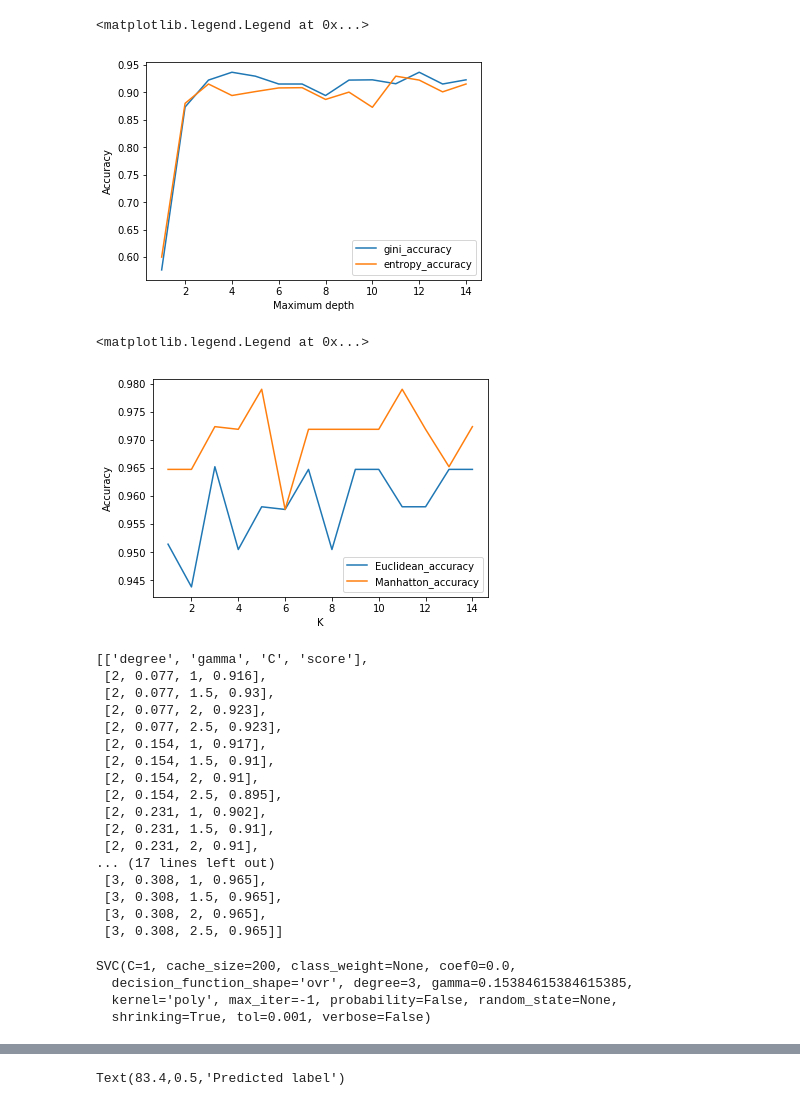
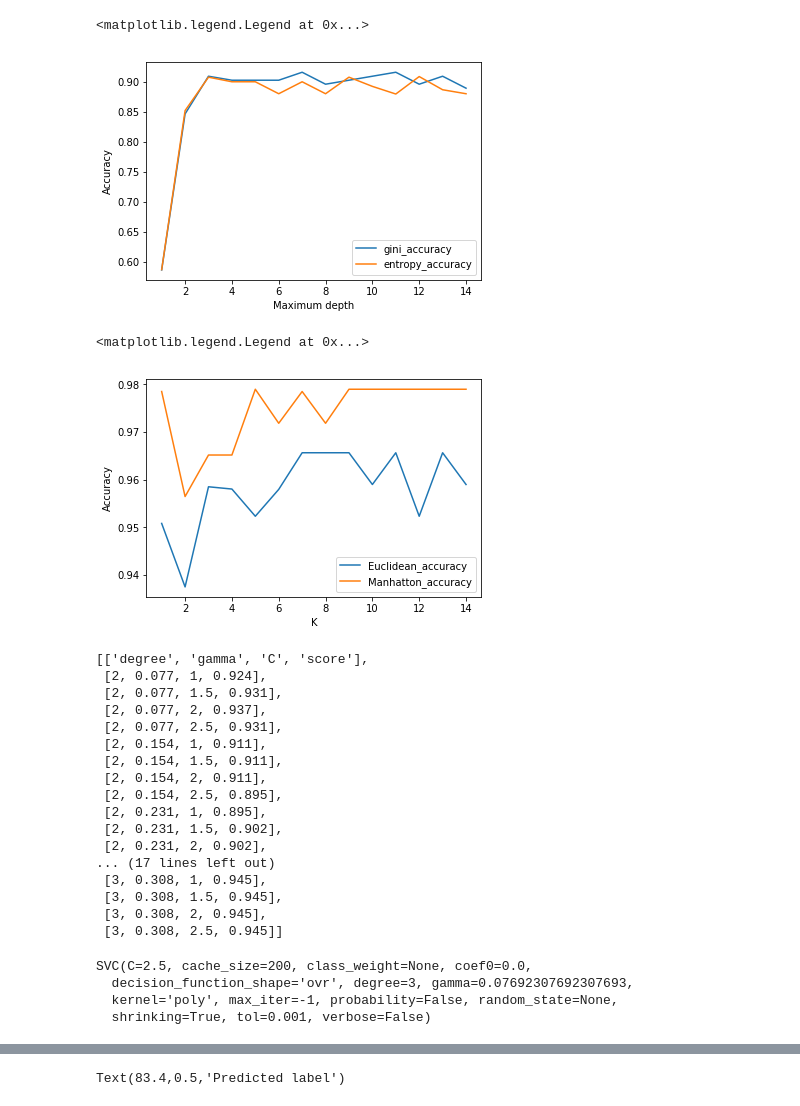
Before and after one commit to zmcmcc/Intro_To_Machine_Learning, a Jupyter notebook: Lab2.ipynb, the cells around one changed output, grey strips where cells are left out. Cells and saved outputs as stored; diff of their text form; code cells hidden in the pictures.

```diff
--- a/Lab2.ipynb
+++ b/Lab2.ipynb
@@ -20,36 +20,36 @@ X_test_scaled = ss.fit_transform(X_test)
 from sklearn.tree import DecisionTreeClassifier
 import matplotlib.pyplot as plt
 
 # 10-fold Cross Vlidation after suffuling the data
 from sklearn.model_selection import cross_val_score
-from sklearn.model_selection import KFold
-kfold = KFold(n_splits=10,shuffle=True,random_state=42)
+from sklearn.model_selection import StratifiedKFold
+kfold = StratifiedKFold(n_splits=10,shuffle=True,random_state=42)
 
 
 gini_accuracy = []
 entropy_accuracy = []
 
 for i in range(1,15):
     #gini
     tree_gini = DecisionTreeClassifier(criterion='gini',max_depth=i)
     clf_gini = tree_gini.fit(X_train_scaled,y_train)
     curGiniAccuracy = cross_val_score(clf_gini,X_train_scaled,y_train,cv = kfold,scoring = 'accuracy').mean()
     gini_accuracy.append(curGiniAccuracy)
 
     #entropy
     tree_entropy = DecisionTreeClassifier(criterion='entropy',max_depth=i)
     clf_entropy = tree_entropy.fit(X_train_scaled,y_train)
     curEntropyAccuracy = cross_val_score(clf_entropy,X_train_scaled,y_train,cv = kfold,scoring = 'accuracy').mean()
     entropy_accuracy.append(curEntropyAccuracy)
 
 plt.plot(range(1,15),gini_accuracy,label = "gini_accuracy")
 plt.plot(range(1,15),entropy_accuracy,label = "entropy_accuracy")
 plt.ylabel("Accuracy")
 plt.xlabel("Maximum depth")
 plt.legend()
 # %% [output]
 <matplotlib.legend.Legend at 0x...>
-[figure, old version]
+[figure, new version]
 # %%
 # 2. (b) Tuning Hyperparameters for KNN
 from sklearn.neighbors import KNeighborsClassifier
@@ -77,7 +77,7 @@ plt.xlabel("K")
 plt.legend()
 # %% [output]
 <matplotlib.legend.Legend at 0x...>
-[figure, old version]
+[figure, new version]
 # %%
 # 2.(c) Tuning Hyperparameters for SVM
 from sklearn.svm import SVC
@@ -109,26 +109,26 @@ for degree in degrees:
 N
 # %% [output]
 [['degree', 'gamma', 'C', 'score'],
- [2, 0.077, 1, 0.916],
- [2, 0.077, 1.5, 0.93],
- [2, 0.077, 2, 0.923],
- [2, 0.077, 2.5, 0.923],
- [2, 0.154, 1, 0.917],
- [2, 0.154, 1.5, 0.91],
- [2, 0.154, 2, 0.91],
+ [2, 0.077, 1, 0.924],
+ [2, 0.077, 1.5, 0.931],
+ [2, 0.077, 2, 0.937],
+ [2, 0.077, 2.5, 0.931],
+ [2, 0.154, 1, 0.911],
+ [2, 0.154, 1.5, 0.911],
+ [2, 0.154, 2, 0.911],
  [2, 0.154, 2.5, 0.895],
- [2, 0.231, 1, 0.902],
- [2, 0.231, 1.5, 0.91],
- [2, 0.231, 2, 0.91],
+ [2, 0.231, 1, 0.895],
+ [2, 0.231, 1.5, 0.902],
+ [2, 0.231, 2, 0.902],
 ... (17 lines left out)
- [3, 0.308, 1, 0.965],
- [3, 0.308, 1.5, 0.965],
- [3, 0.308, 2, 0.965],
- [3, 0.308, 2.5, 0.965]]
+ [3, 0.308, 1, 0.945],
+ [3, 0.308, 1.5, 0.945],
+ [3, 0.308, 2, 0.945],
+ [3, 0.308, 2.5, 0.945]]
 # %%
 # 3.(a)
 #Decision tree
-tree_gini = DecisionTreeClassifier(criterion='gini',max_depth=4)
+tree_gini = DecisionTreeClassifier(criterion='gini',max_depth=7)
 clf_gini = tree_gini.fit(X_train_scaled,y_train)
 
 #KNN
@@ -136,11 +136,11 @@ knn_man = KNeighborsClassifier(p=1,n_neighbors=5)
 clf_man = knn_man.fit(X_train_scaled,y_train)
 
 #SVM
-clf_svm = SVC(kernel='poly',degree=3,gamma = 2/13, C = 1)
+clf_svm = SVC(kernel='poly',degree=3,gamma = 1/13, C = 2.5)
 clf_svm.fit(X_train_scaled,y_train)
 # %% [output]
-SVC(C=1, cache_size=200, class_weight=None, coef0=0.0,
-  decision_function_shape='ovr', degree=3, gamma=0.15384615384615385,
+SVC(C=2.5, cache_size=200, class_weight=None, coef0=0.0,
+  decision_function_shape='ovr', degree=3, gamma=0.07692307692307693,
   kernel='poly', max_iter=-1, probability=False, random_state=None,
   shrinking=True, tol=0.001, verbose=False)
 # %%
```
Also changed, not shown: parts of 5 cells of this notebook.
